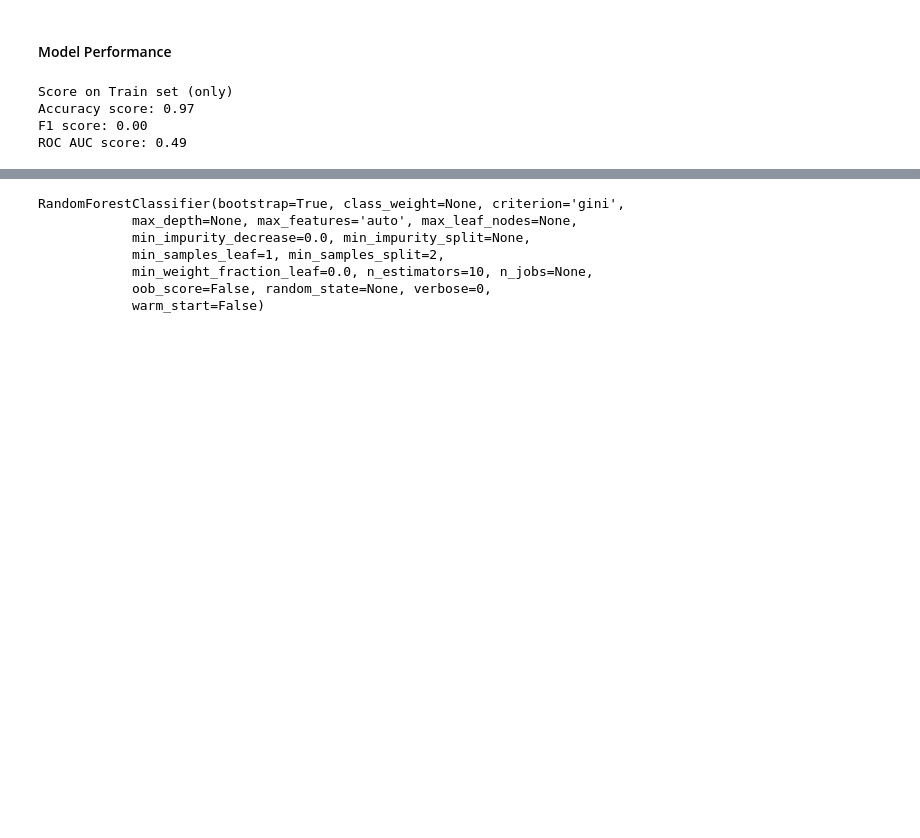
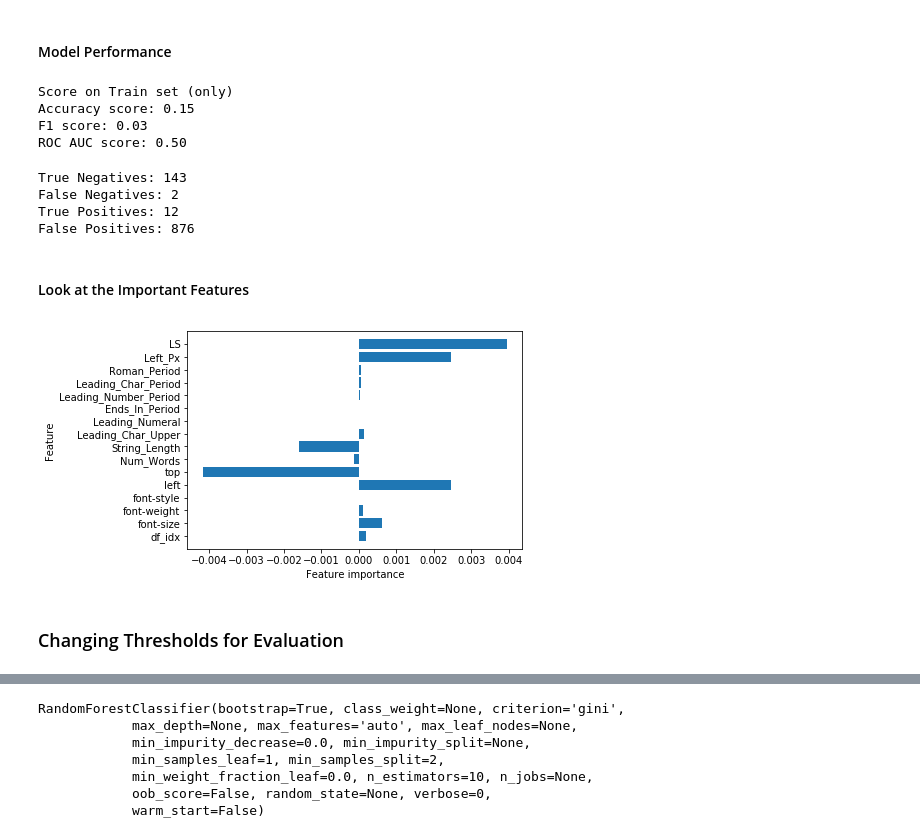
Before and after one commit to my2582/KPMGCapstone, a Jupyter notebook: module1/modelling_notebooks/First_Model.ipynb, the cells around one changed output, grey strips where cells are left out. Cells and saved outputs as stored; diff of their text form; code cells hidden in the pictures; blank space fills up the shorter version.

```diff
--- a/module1/modelling_notebooks/First_Model.ipynb
+++ b/module1/modelling_notebooks/First_Model.ipynb
@@ -211,13 +200,15 @@ y_pred = lr.predict(X_test)
 # %% [markdown]
 #### Model Performance
 # %%
-# Evaluate model performance over these three metrics
-print("Score on Train set (only)")
-print("Accuracy score: {:.2f}".format(accuracy_score(y_test, y_pred)))
-print("F1 score: {:.2f}".format(f1_score(y_test, y_pred)))
-print("ROC AUC score: {:.2f}".format(roc_auc_score(y_test, y_pred)))
+def metrics(y_test, y_pred):
+    print("Score on Train set (only)")
+    print("Accuracy score: {:.2f}".format(accuracy_score(y_test, y_pred)))
+    print("F1 score: {:.2f}".format(f1_score(y_test, y_pred)))
+    print("ROC AUC score: {:.2f}".format(roc_auc_score(y_test, y_pred)))
-# %% [output]
-Score on Train set (only)
-Accuracy score: 0.97
-F1 score: 0.00
-ROC AUC score: 0.49
+# %%
+metrics(y_test, y_pred)
+# %% [output]
+Score on Train set (only)
+Accuracy score: 0.15
+F1 score: 0.03
+ROC AUC score: 0.50
@@ -223,0 +222,25 @@ ROC AUC score: 0.49
+# %%
+confusion_metrics(y_test, y_pred)
+# %% [output]
+True Negatives: 143
+False Negatives: 2
+True Positives: 12
+False Positives: 876
+# %% [markdown]
+#### Look at the Important Features
+# %%
+def feature_importances(coefs):
+    n_features =  X_train.shape[1]
+    coefs_lr = coefs
+    plt.barh(range(n_features), coefs_lr, align='center')
+    plt.yticks(np.arange(n_features), list(X_train.columns.values))
+    plt.xlabel("Feature importance")
+    plt.ylabel("Feature")
+    plt.ylim(-1, n_features)
+    plt.show()
+# %%
+feature_importances(lr.coef_[0])
+# %% [output]
+[figure, added]
+# %% [markdown]
+### Changing Thresholds for Evaluation
```
Also changed, not shown: parts of 38 cells of this notebook.
